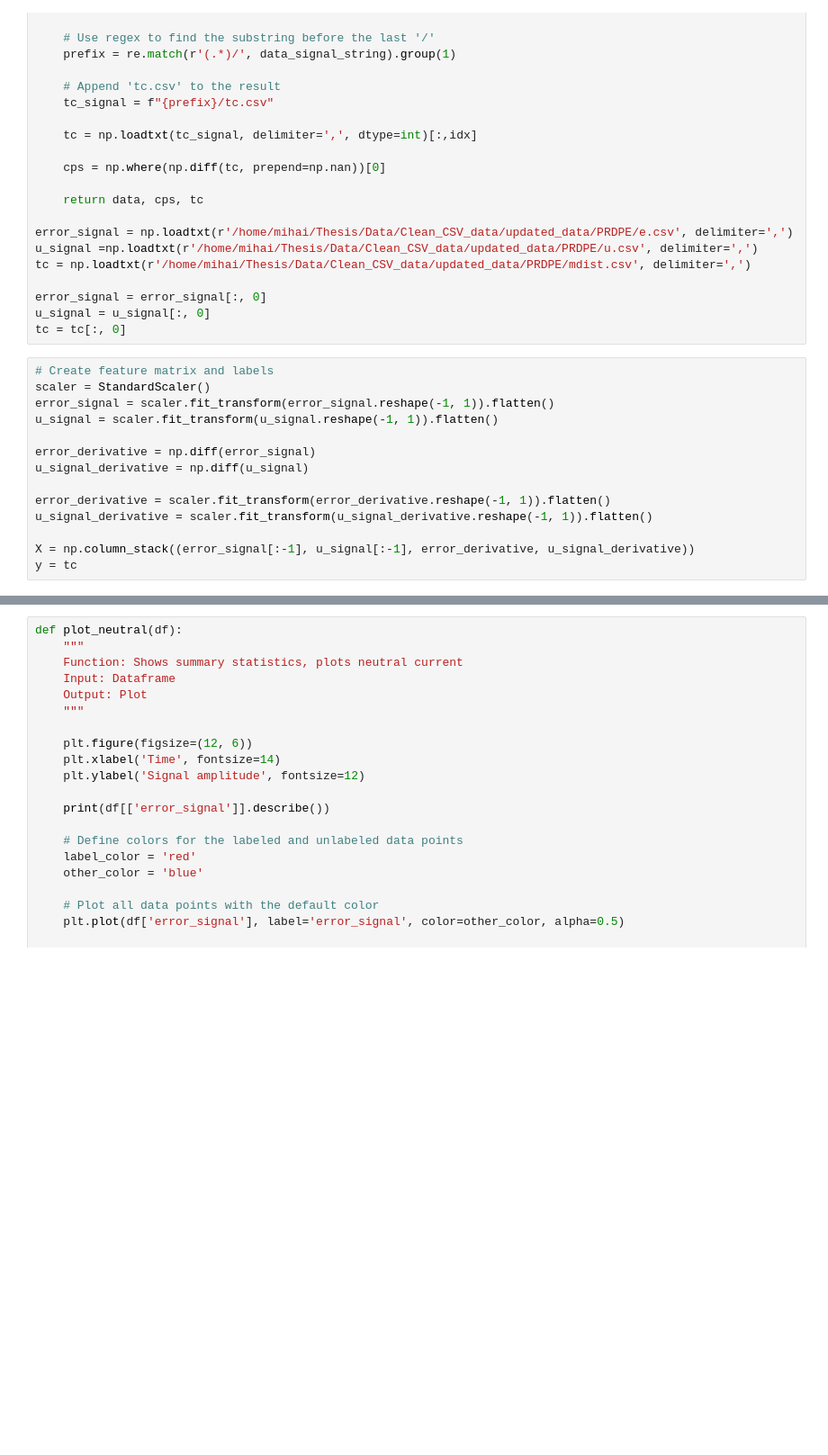
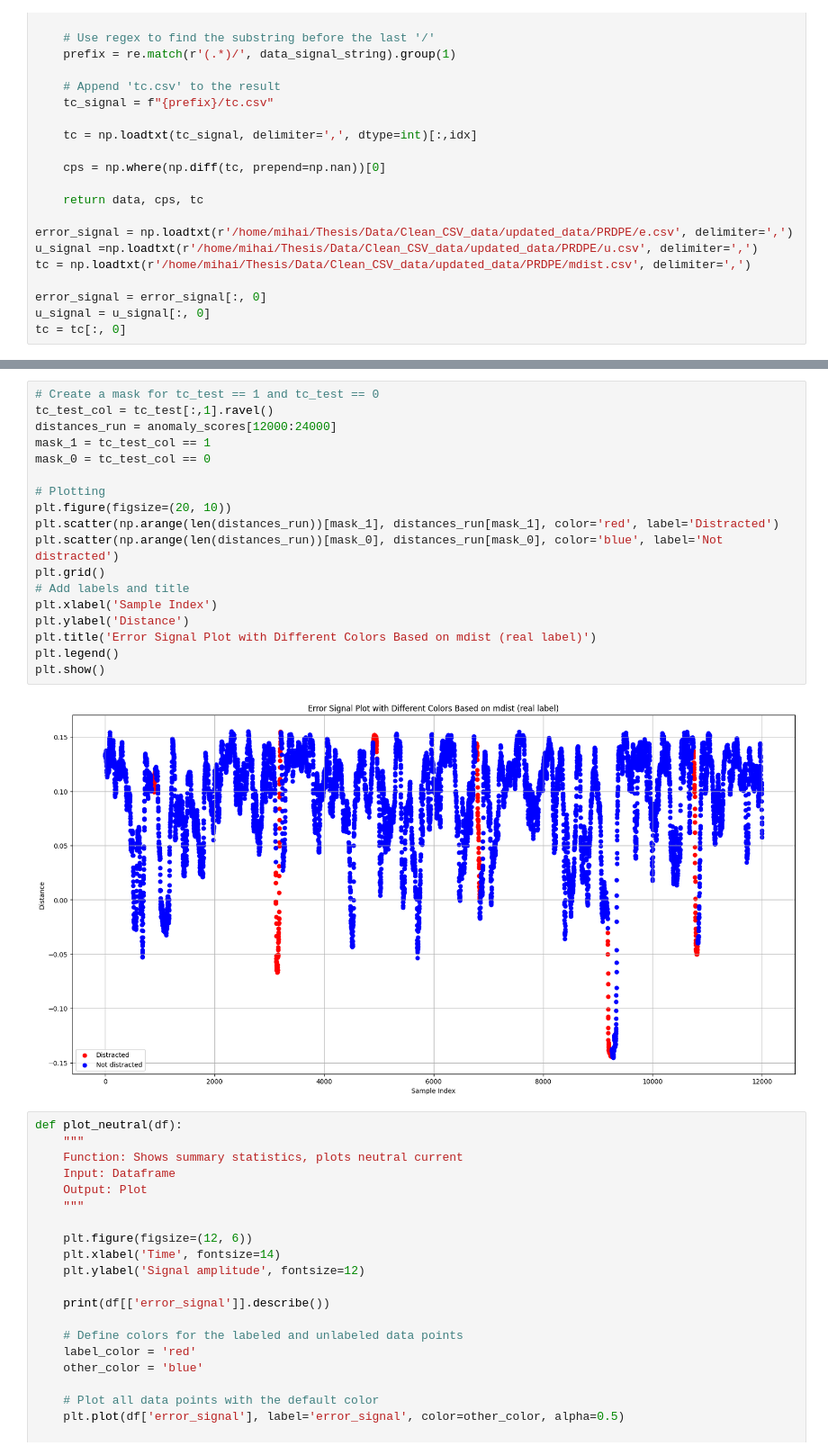
Before and after one commit to ConstantinovMihai/HumanSimulator, a Jupyter notebook: Data/Models/isolation_forest.ipynb, the cells around one changed output, grey strips where cells are left out. Shown at 90% size. Cells and saved outputs as stored; diff of their text form; blank space fills up the shorter version.

```diff
--- a/Data/Models/isolation_forest.ipynb
+++ b/Data/Models/isolation_forest.ipynb
@@ -44,17 +41,3 @@ tc = np.loadtxt(r'/home/mihai/Thesis/Data/Clean_CSV_data/updated_data/PRDPE/mdis
 error_signal = error_signal[:, 0]
 u_signal = u_signal[:, 0]
 tc = tc[:, 0]
-# %%
-# Create feature matrix and labels
-scaler = StandardScaler()
-error_signal = scaler.fit_transform(error_signal.reshape(-1, 1)).flatten()
-u_signal = scaler.fit_transform(u_signal.reshape(-1, 1)).flatten()
-
-error_derivative = np.diff(error_signal)
-u_signal_derivative = np.diff(u_signal)
-
-error_derivative = scaler.fit_transform(error_derivative.reshape(-1, 1)).flatten()
-u_signal_derivative = scaler.fit_transform(u_signal_derivative.reshape(-1, 1)).flatten()
-
-X = np.column_stack((error_signal[:-1], u_signal[:-1], error_derivative, u_signal_derivative))
-y = tc
@@ -66,3 +150,23 @@ df['label'] = y[:-1]
+# %%
+# Create a mask for tc_test == 1 and tc_test == 0
+tc_test_col = tc_test[:,1].ravel()
+distances_run = anomaly_scores[12000:24000]
+mask_1 = tc_test_col == 1
+mask_0 = tc_test_col == 0
+
+# Plotting
+plt.figure(figsize=(20, 10))
+plt.scatter(np.arange(len(distances_run))[mask_1], distances_run[mask_1], color='red', label='Distracted')
+plt.scatter(np.arange(len(distances_run))[mask_0], distances_run[mask_0], color='blue', label='Not distracted')
+plt.grid()
+# Add labels and title
+plt.xlabel('Sample Index')
+plt.ylabel('Distance')
+plt.title('Error Signal Plot with Different Colors Based on mdist (real label)')
+plt.legend()
+plt.show()
+# %% [output]
+[figure, added]
 # %%
 def plot_neutral(df):
     """
```
Also changed, not shown: parts of 11 cells of this notebook, 8 other files.
